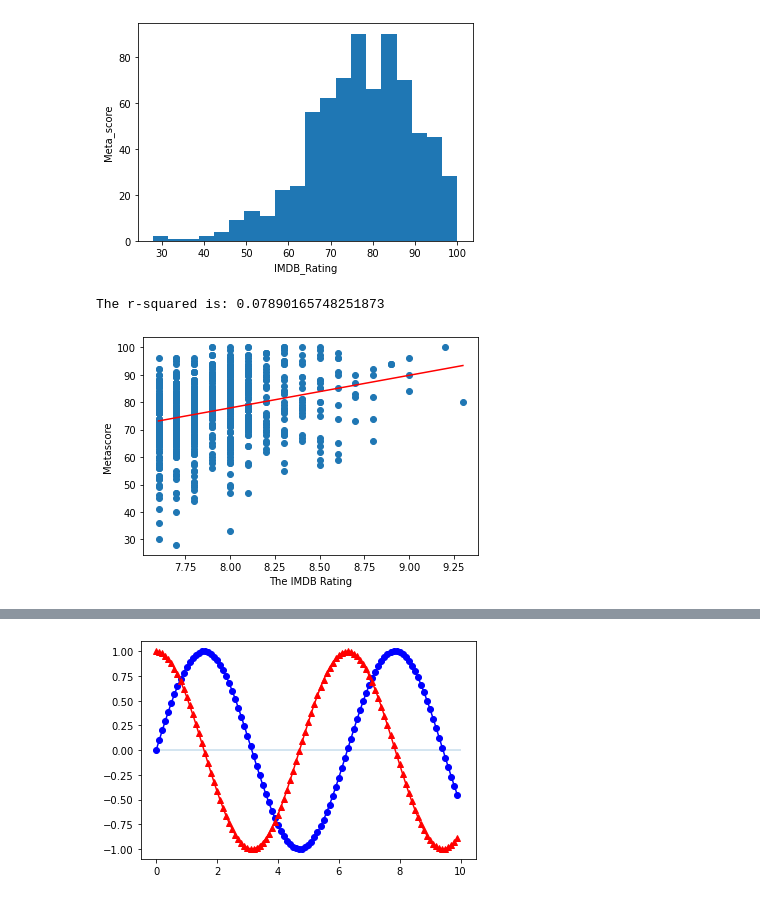
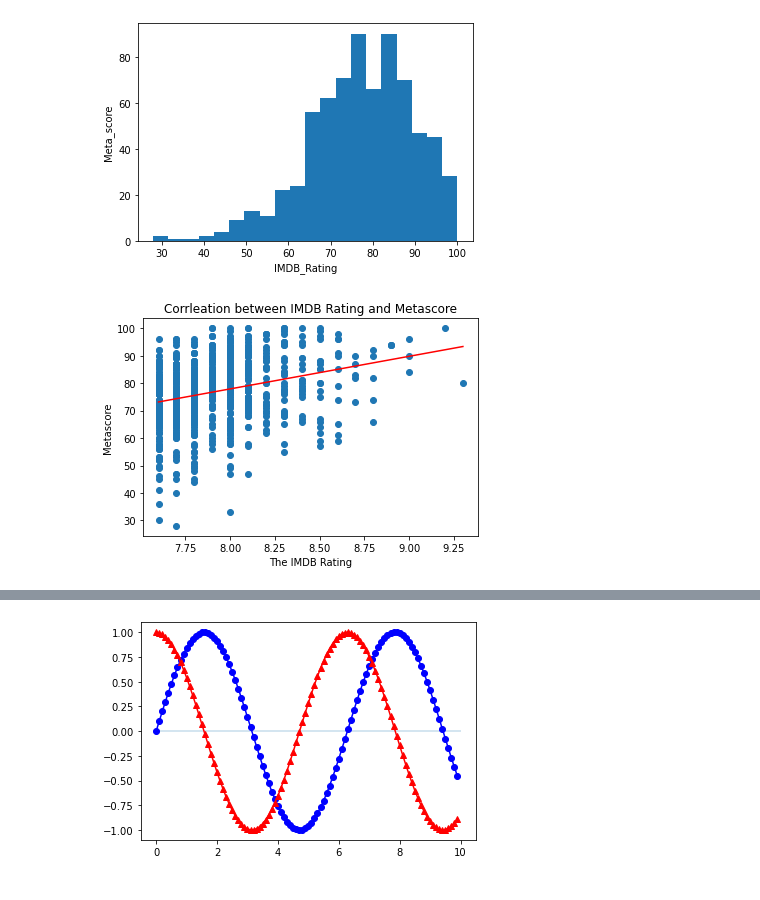
Before and after one commit to saaallyahmed/Mango5, a Jupyter notebook: SA-Top 1000 Movie Analysis.ipynb, the cells around one changed output, grey strips where cells are left out. Saved outputs shown, nothing was run; the diff lists cells and outputs as text; code cells hidden in the pictures.

```diff
--- a/SA-Top 1000 Movie Analysis.ipynb
+++ b/SA-Top 1000 Movie Analysis.ipynb
@@ -29,7 +29,7 @@ clean_movies_df.head()
 | 3 | https://m.media-amazon.com/images... | The Godfather: Part II | 1974 | A | 202 min | Crime, Drama | 9.0 | The early life and career of Vito... | ... |
 | 4 | https://m.media-amazon.com/images... | 12 Angry Men | 1957 | U | 96 min | Crime, Drama | 9.0 | A jury holdout attempts to preven... | ... |
 # %%
-Gross= clean_movies_df["Gross"]/100000
+Gross= clean_movies_df["Gross"]/1000000
 clean_movies_df["Gross"] = Gross
 # %%
 No_of_Votes= clean_movies_df["No_of_Votes"]/100000
@@ -89,20 +79,21 @@ plt.show()
 # %% [output]
 [figure]
 # %%
+#Correlation between IMDB Rating and Meta score
 IMDB_Rating = clean_movies_df['IMDB_Rating']
 Meta_score = clean_movies_df['Meta_score']
 x_values = IMDB_Rating
 y_values = Meta_score
 (slope, intercept, rvalue, pvalue, stderr) = linregress(x_values, y_values)
 regress_values = x_values * slope + intercept
 line_eq = "y = " + str(round(slope,2)) + "x + " + str(round(intercept,2))
 plt.scatter(x_values,y_values)
+plt.title("Corrleation between IMDB Rating and Metascore")
 plt.plot(x_values,regress_values,"r-")
 plt.annotate(line_eq,(6,10),fontsize=15,color="red")
 plt.xlabel('The IMDB Rating')
 plt.ylabel('Metascore')
-print(f"The r-squared is: {rvalue**2}")
+#print(f"The r-squared is: {rvalue**2}")
 plt.show()
 # %% [output]
-The r-squared is: 0.07890165748251873
-[figure, old version]
+[figure, new version]
```
Also changed, not shown: parts of 7 cells of this notebook.
